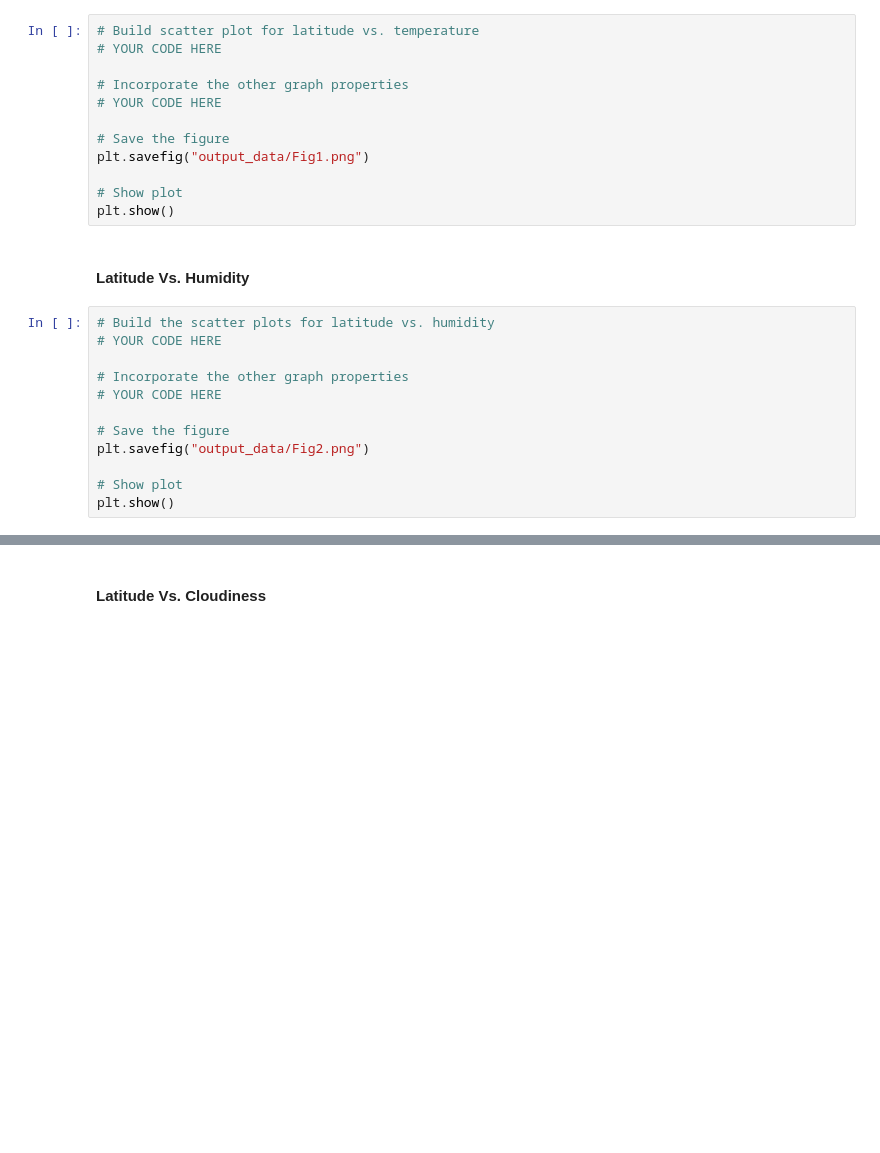
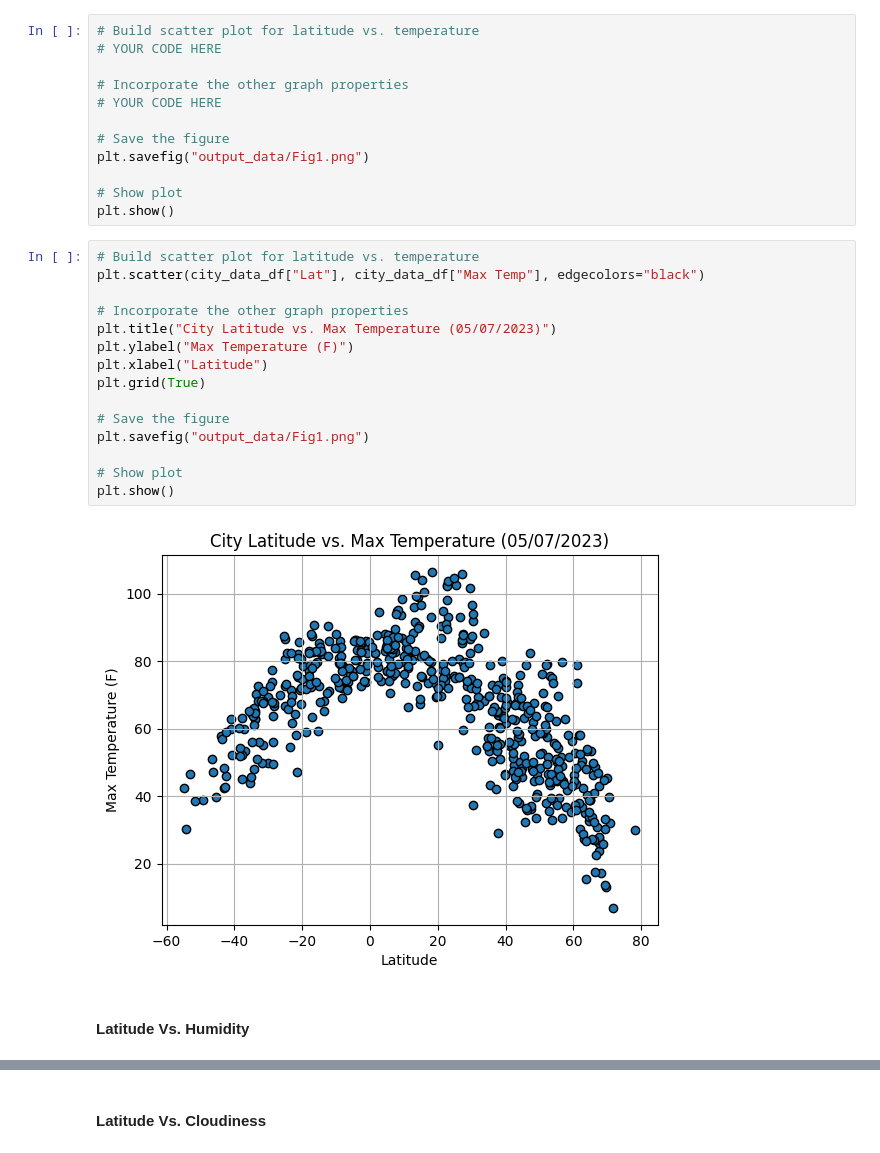
Before and after one commit to RPF35/python-api-challenge, a Jupyter notebook: Resources/WeatherPy.ipynb, the cells around one changed output, grey strips where cells are left out. Saved outputs shown, nothing was run; the diff lists cells and outputs as text; blank space fills up the shorter version.

```diff
--- a/Resources/WeatherPy.ipynb
+++ b/Resources/WeatherPy.ipynb
@@ -153,17 +200,22 @@ plt.savefig("output_data/Fig1.png")
 
 # Show plot
 plt.show()
+# %%
+# Build scatter plot for latitude vs. temperature
+plt.scatter(city_data_df["Lat"], city_data_df["Max Temp"], edgecolors="black")
+
+# Incorporate the other graph properties
+plt.title("City Latitude vs. Max Temperature (05/07/2023)")
+plt.ylabel("Max Temperature (F)")
+plt.xlabel("Latitude")
+plt.grid(True)
+
+# Save the figure
+plt.savefig("output_data/Fig1.png")
+
+# Show plot
+plt.show()
+# %% [output]
+[figure, added]
 # %% [markdown]
 #### Latitude Vs. Humidity
-# %%
-# Build the scatter plots for latitude vs. humidity
-# YOUR CODE HERE
-
-# Incorporate the other graph properties
-# YOUR CODE HERE
-
-# Save the figure
-plt.savefig("output_data/Fig2.png")
-
-# Show plot
-plt.show()
```
Also changed, not shown: parts of 30 cells of this notebook, 5 other files.
